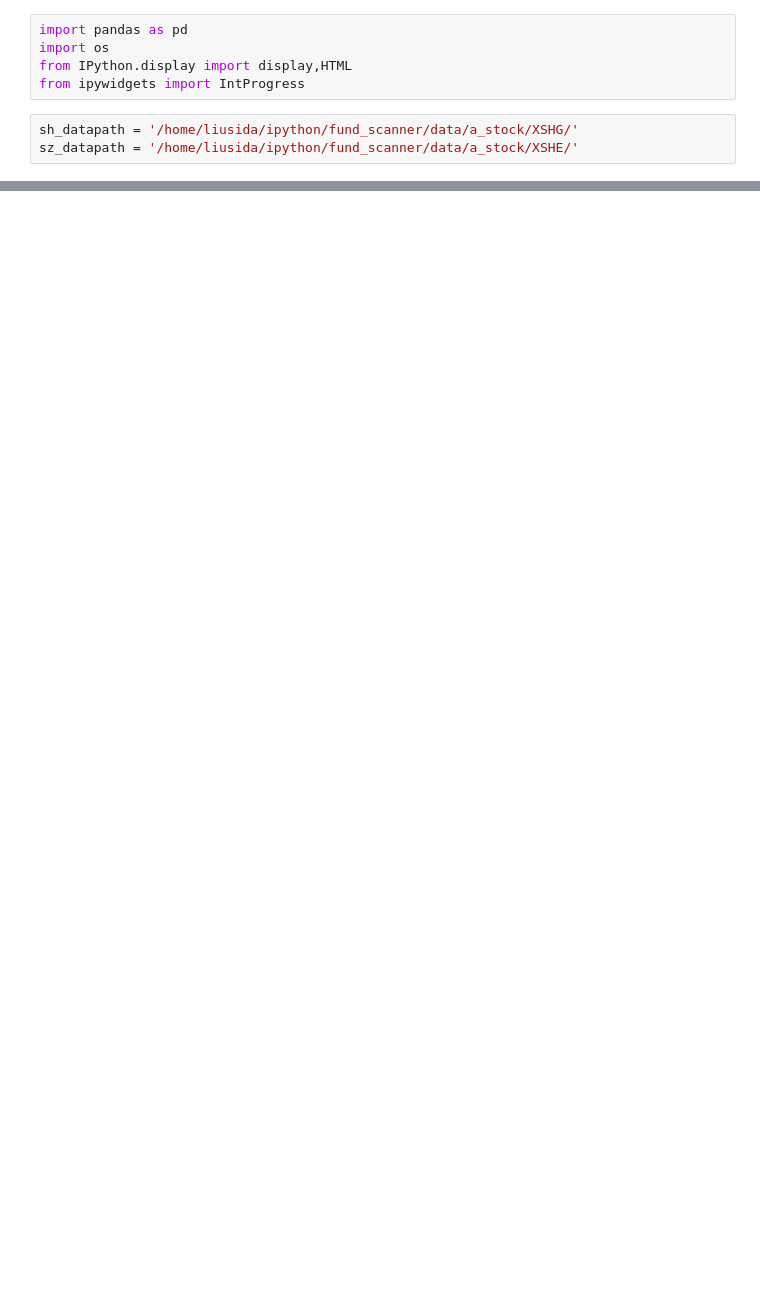
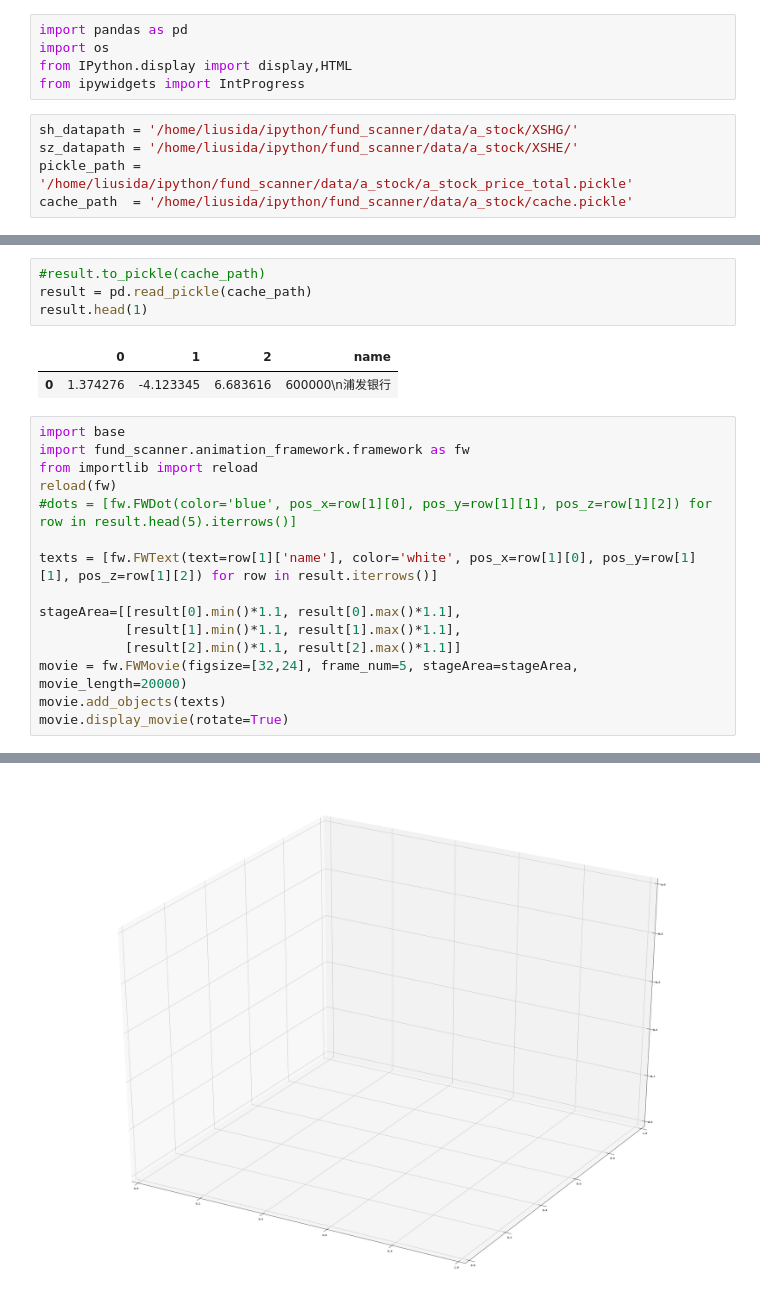
Before and after one commit to liusida/fund_scanner, a Jupyter notebook: playground_a_stock/look_into_a_stocks.ipynb, the cells around one changed output, grey strips where cells are left out. Saved outputs shown, nothing was run; the diff lists cells and outputs as text; blank space fills up the shorter version.

```diff
--- a/playground_a_stock/look_into_a_stocks.ipynb
+++ b/playground_a_stock/look_into_a_stocks.ipynb
@@ -6,6 +6,8 @@ from ipywidgets import IntProgress
 # %%
 sh_datapath = '/home/liusida/ipython/fund_scanner/data/a_stock/XSHG/'
 sz_datapath = '/home/liusida/ipython/fund_scanner/data/a_stock/XSHE/'
+pickle_path = '/home/liusida/ipython/fund_scanner/data/a_stock/a_stock_price_total.pickle'
+cache_path  = '/home/liusida/ipython/fund_scanner/data/a_stock/cache.pickle'
 # %%
 def read_price_from_files():
     df_price_total = None
@@ -113,0 +131,23 @@ df
+# %%
+#result.to_pickle(cache_path)
+result = pd.read_pickle(cache_path)
+result.head(1)
+# %% [output]
+|  | 0 | 1 | 2 | name |
+| 0 | 1.374276 | -4.123345 | 6.683616 | 600000\n浦发银行 |
+# %%
+import base
+import fund_scanner.animation_framework.framework as fw
+from importlib import reload
+reload(fw)
+#dots = [fw.FWDot(color='blue', pos_x=row[1][0], pos_y=row[1][1], pos_z=row[1][2]) for row in result.head(5).iterrows()]
+
+texts = [fw.FWText(text=row[1]['name'], color='white', pos_x=row[1][0], pos_y=row[1][1], pos_z=row[1][2]) for row in result.iterrows()]
+
+stageArea=[[result[0].min()*1.1, result[0].max()*1.1],
+           [result[1].min()*1.1, result[1].max()*1.1],
+           [result[2].min()*1.1, result[2].max()*1.1]]
+movie = fw.FWMovie(figsize=[32,24], frame_num=5, stageArea=stageArea, movie_length=20000)
+movie.add_objects(texts)
+movie.display_movie(rotate=True)
+# %% [output]
@@ -113,0 +155 @@ df
+[figure, added]
```
Also changed, not shown: parts of 7 cells of this notebook, 14 other files.
